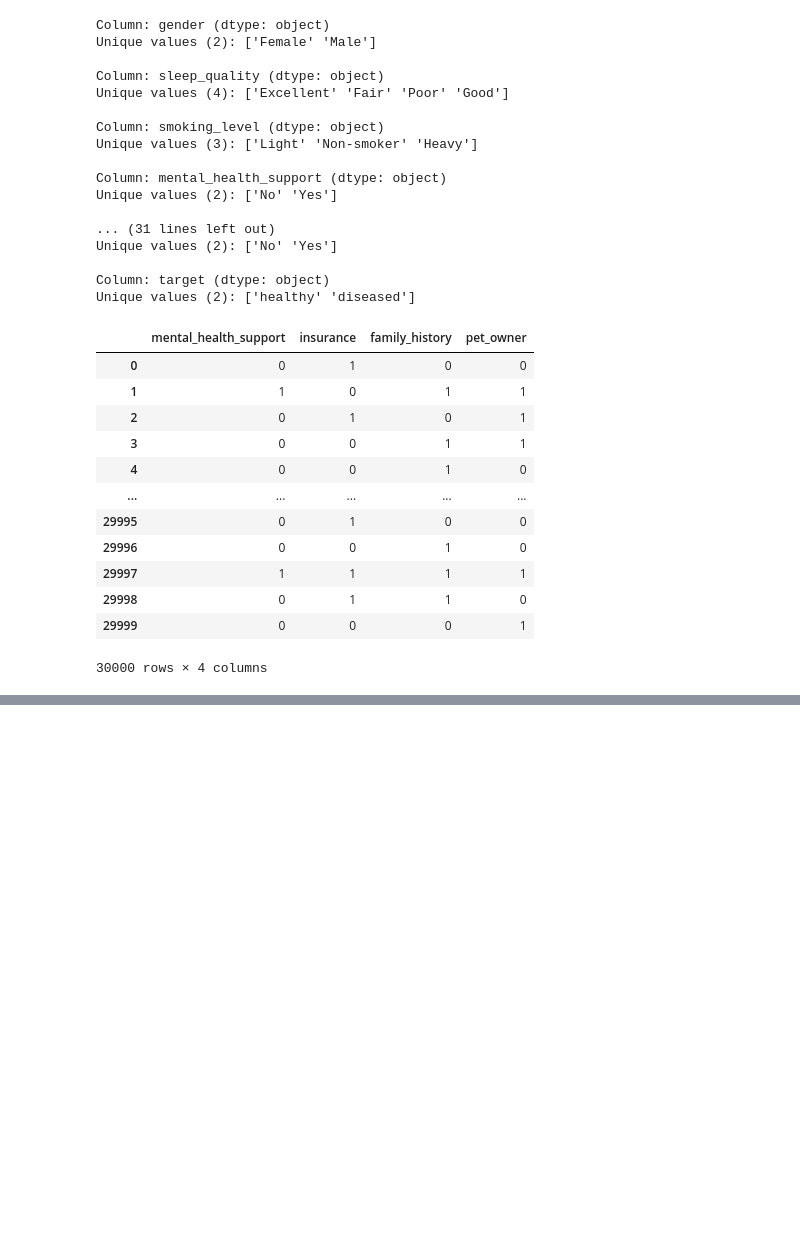
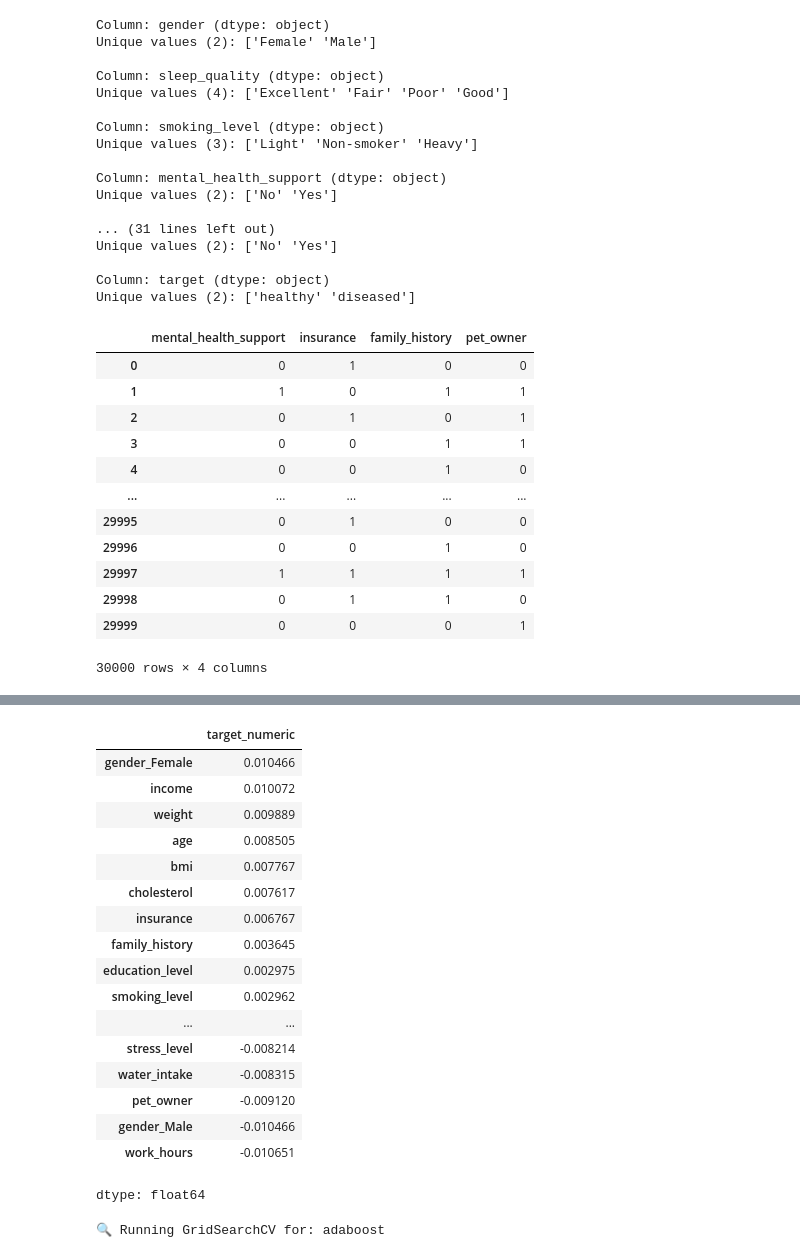
Before and after one commit to SanjayBista1010/Classification, a Jupyter notebook: DiseaseRiskAnalysis.ipynb, the cells around one changed output, grey strips where cells are left out. Saved outputs shown, nothing was run; the diff lists cells and outputs as text; code cells hidden in the pictures; blank space fills up the shorter version.

```diff
--- a/DiseaseRiskAnalysis.ipynb
+++ b/DiseaseRiskAnalysis.ipynb
@@ -504,0 +544,22 @@ encoded_df = encoded_df.drop(columns=['target'])
+# %%
+correlation = encoded_df.corr()['target_numeric'].drop('target_numeric')
+correlation.sort_values(ascending=False)
+# %% [output]
+|  | target_numeric |
+| gender_Female | 0.010466 |
+| income | 0.010072 |
+| weight | 0.009889 |
+| age | 0.008505 |
+| bmi | 0.007767 |
+| cholesterol | 0.007617 |
+| insurance | 0.006767 |
+| family_history | 0.003645 |
+| education_level | 0.002975 |
+| smoking_level | 0.002962 |
+| ... | ... |
+| stress_level | -0.008214 |
+| water_intake | -0.008315 |
+| pet_owner | -0.009120 |
+| gender_Male | -0.010466 |
+| work_hours | -0.010651 |
+dtype: float64
@@ -504,0 +612,20 @@ encoded_df = encoded_df.drop(columns=['target'])
+# %%
+for name, (model, params) in boosting_models.items():
+    print(f"\n🔍 Running GridSearchCV for: {name}")
+
+    # Define pipeline
+    pipe = Pipeline([
+        ('scaler', StandardScaler()),
+        ('model', model)
+    ])
+
+    # Grid Search
+    grid = GridSearchCV(pipe, param_grid=params, cv=5, n_jobs=-1, scoring='accuracy')
+    grid.fit(X_train, y_train)
+
+    # Output
+    print(f"✅ Best Parameters for {name}: {grid.best_params_}")
+    print(f"📈 Best CV Accuracy for {name}: {grid.best_score_:.4f}")
+    print(f"🧪 Test Accuracy: {grid.score(X_test, y_test):.4f}")
+# %% [output]
+🔍 Running GridSearchCV for: adaboost
```
Also changed, not shown: parts of 16 cells of this notebook.
